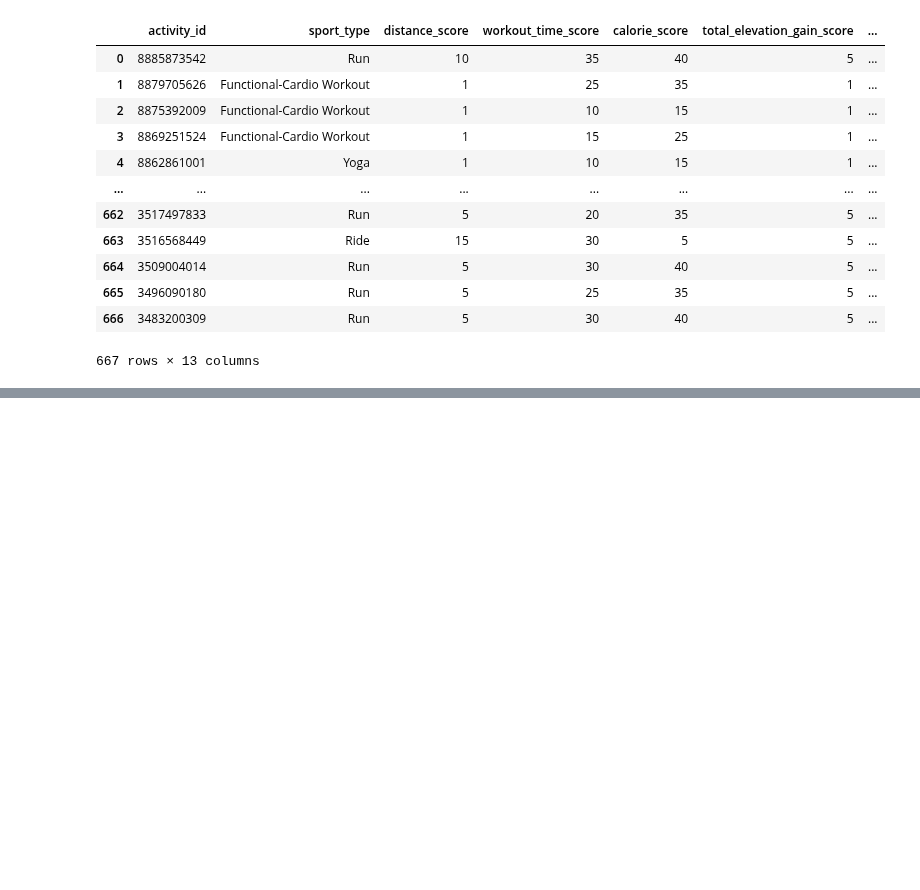
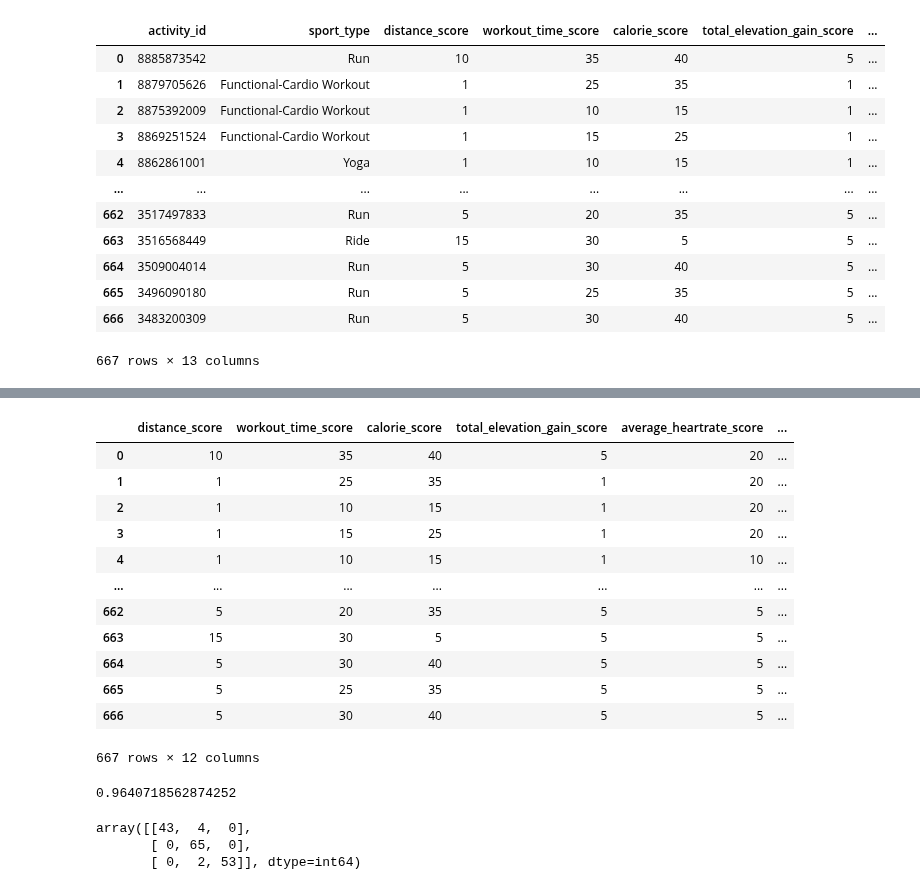
Before and after one commit to ManuelElizaldi/PyStrava, a Jupyter notebook: ClassificationModel.ipynb, the cells around one changed output, grey strips where cells are left out. Saved outputs shown, nothing was run; the diff lists cells and outputs as text; code cells hidden in the pictures; blank space fills up the shorter version.

Commit message:
Added Kneighbors model

```diff
--- a/ClassificationModel.ipynb
+++ b/ClassificationModel.ipynb
@@ -183,15 +186,16 @@ lap_count_values = [5, 10, 20, 25, 30]
 df['lap_count_score'] = np.select(lap_count_conditions, lap_count_values)
 # %%
 # average speed conditions and values
-avg_speed_conditions = [(df['average_speed'] > 0) & (df['average_speed'] < 1),
-                        (df['average_speed'] >= 1.5) & (df['average_speed'] < 2),
-                        (df['average_speed'] >= 2.5) & (df['average_speed'] < 3),
-                        (df['average_speed'] >= 3) & (df['average_speed'] < 3.5),
-                        (df['average_speed'] >= 3.5) & (df['average_speed'] < 4),
-                        (df['average_speed'] >= 4) & (df['average_speed'] < 5),
-                        (df['average_speed'] >= 5)]
+avg_speed_conditions = [(df['average_speed'] == 0), # 1
+                        (df['average_speed'] >= 0.1) & (df['average_speed'] < 1), # 5
+                        (df['average_speed'] >= 1) & (df['average_speed'] < 2), # 15
+                        (df['average_speed'] >= 2) & (df['average_speed'] < 3), # 20
+                        (df['average_speed'] >= 3) & (df['average_speed'] < 3.5), # 25
+                        (df['average_speed'] >= 3.5) & (df['average_speed'] < 4), # 30
+                        (df['average_speed'] >= 4) & (df['average_speed'] < 5), # 35
+                        (df['average_speed'] >= 5)] # 40
 
-avg_speed_values = [5, 10, 15, 20, 25, 30, 35]
+avg_speed_values = [1, 5, 15, 20, 25, 30, 35, 40]
 
 
 df['avg_speed_score'] = np.select(avg_speed_conditions, avg_speed_values)
@@ -264,0 +257,10 @@ df.describe()
+# %%
+# creating low, medium and high effort scores column
+score_conditions = [(score_df['effort_score'] >= 0) & (score_df['effort_score'] < 120),
+                    (score_df['effort_score'] >= 120) & (score_df['effort_score'] < 150),
+                    (score_df['effort_score'] >= 150)]
+
+score_values = [1,2,3]
+
+
+score_df['effort_score_label'] = np.select(score_conditions, score_values)
@@ -264,0 +299,31 @@ df.describe()
+# %%
+# Creating features df
+feature_df = score_df[[
+ 'distance_score',
+ 'workout_time_score',
+ 'calorie_score',
+ 'total_elevation_gain_score',
+ 'average_heartrate_score',
+ 'max_heartrate_score',
+ 'avg_time_per_lap_score',
+ 'lap_count_score',
+ 'avg_speed_score',
+ 'max_speed_score',
+ 'effort_score',
+ 'effort_score_label']]
+
+feature_df
+# %% [output]
+|  | distance_score | workout_time_score | calorie_score | total_elevation_gain_score | average_heartrate_score | ... |
+| 0 | 10 | 35 | 40 | 5 | 20 | ... |
+| 1 | 1 | 25 | 35 | 1 | 20 | ... |
+| 2 | 1 | 10 | 15 | 1 | 20 | ... |
+| 3 | 1 | 15 | 25 | 1 | 20 | ... |
+| 4 | 1 | 10 | 15 | 1 | 10 | ... |
+| ... | ... | ... | ... | ... | ... | ... |
+| 662 | 5 | 20 | 35 | 5 | 5 | ... |
+| 663 | 15 | 30 | 5 | 5 | 5 | ... |
+| 664 | 5 | 30 | 40 | 5 | 5 | ... |
+| 665 | 5 | 25 | 35 | 5 | 5 | ... |
+| 666 | 5 | 30 | 40 | 5 | 5 | ... |
+667 rows × 12 columns
@@ -264,0 +345,22 @@ df.describe()
+# %%
+# dividing X, y into train and test data
+X_train, X_test, y_train, y_test = train_test_split(X, y, random_state = 0)
+
+# training a KNN classifier
+knn = KNeighborsClassifier(n_neighbors = 3).fit(X_train, y_train)
+
+# accuracy on X_test
+accuracy = knn.score(X_test, y_test)
+accuracy
+# %% [output]
+0.9640718562874252
+# %%
+# creating a confusion matrix
+knn_predictions = knn.predict(X_test)
+cm = confusion_matrix(y_test, knn_predictions)
+
+cm
+# %% [output]
+array([[43,  4,  0],
+       [ 0, 65,  0],
+       [ 0,  2, 53]], dtype=int64)
```
Also changed, not shown: parts of 8 cells of this notebook.
